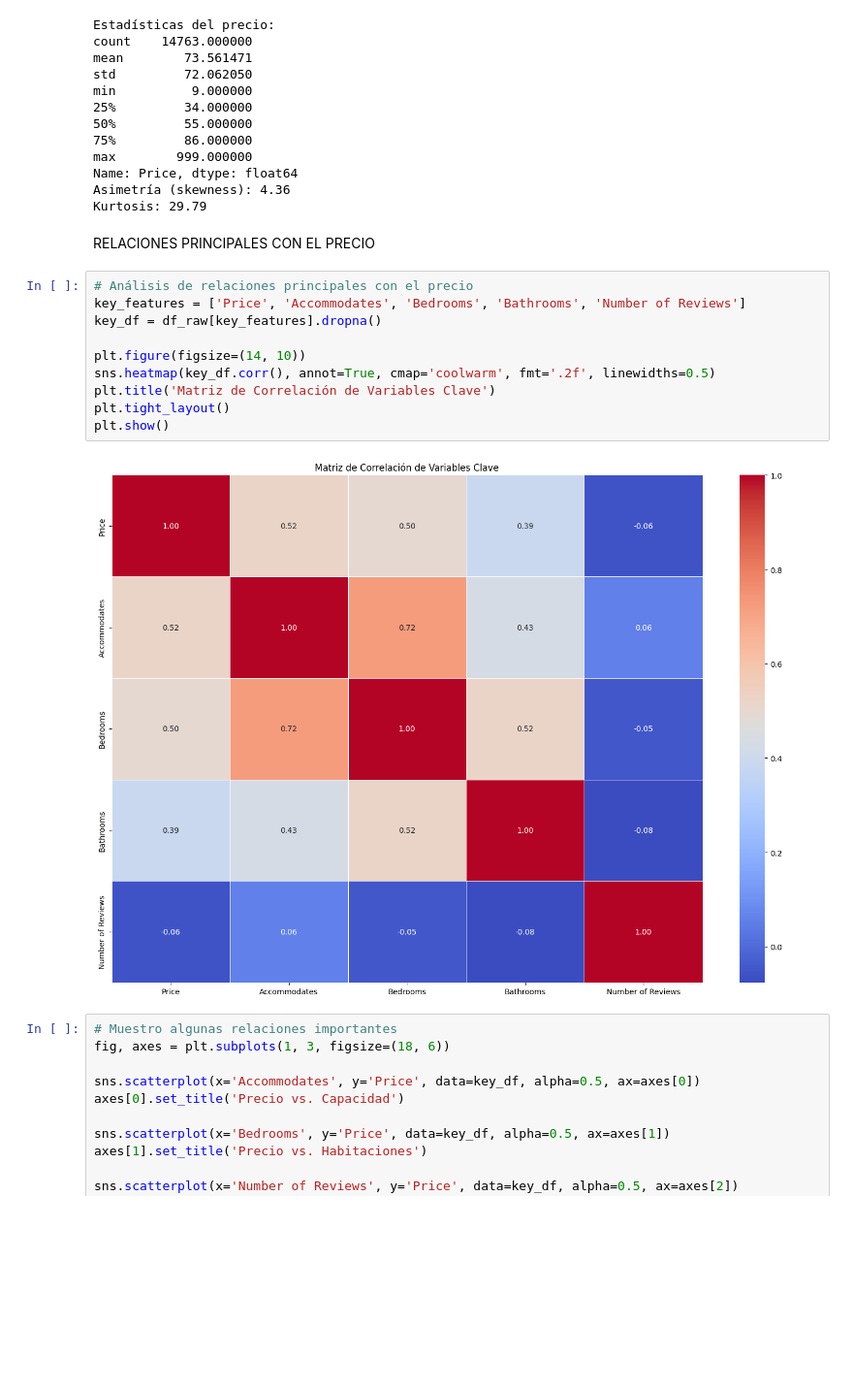
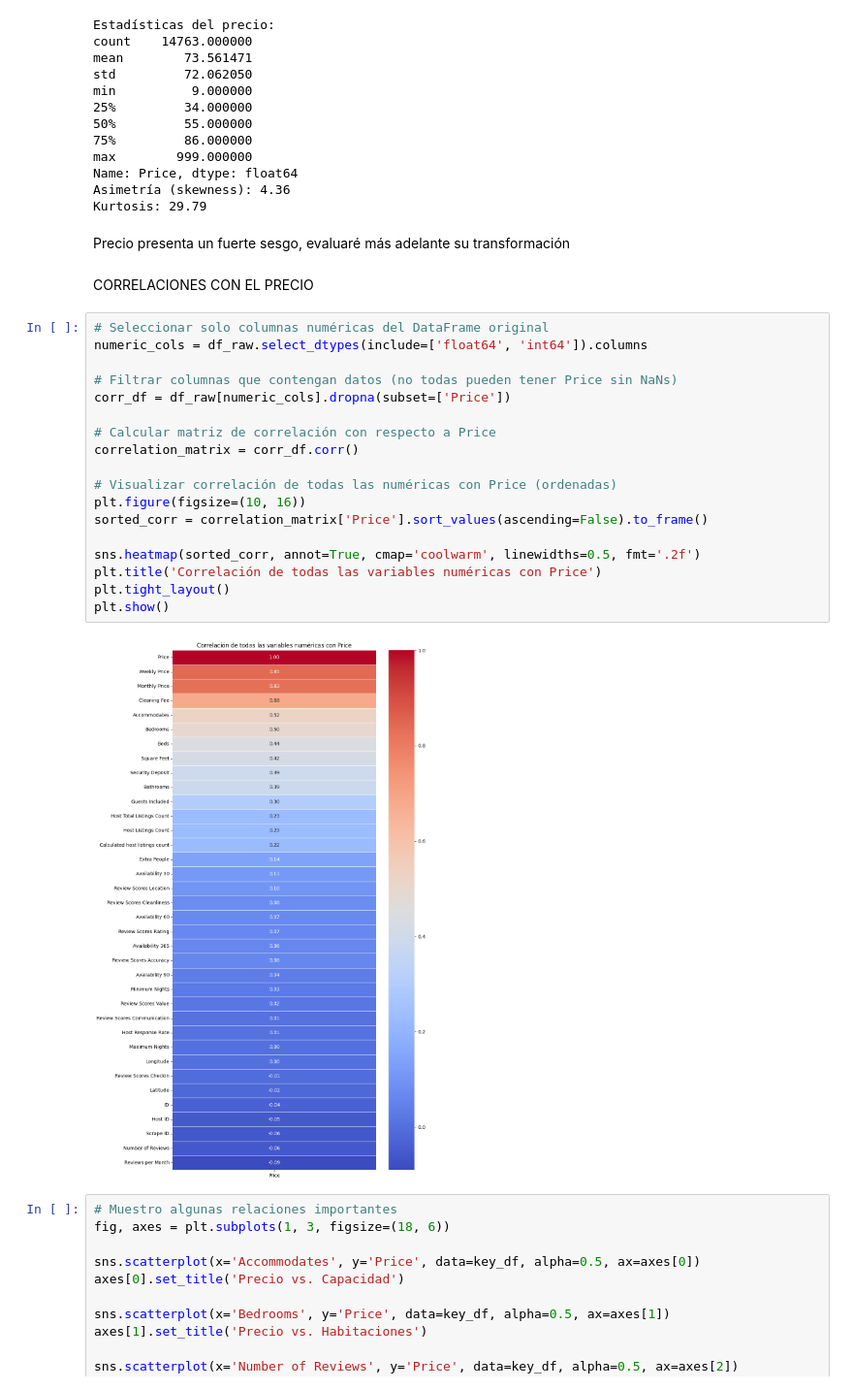
Before and after one commit to gonzalezulises/airbnb-pricing-ml, a Jupyter notebook: notebooks/01. Exploracion de datos y preparacion.ipynb, the cells around one changed output. Shown at 97% size. Saved outputs shown, nothing was run; the diff lists cells and outputs as text; blank space fills up the shorter version.

```diff
--- a/notebooks/01. Exploracion de datos y preparacion.ipynb
+++ b/notebooks/01. Exploracion de datos y preparacion.ipynb
@@ -235,20 +210,30 @@ max        999.000000
 Name: Price, dtype: float64
 Asimetría (skewness): 4.36
 Kurtosis: 29.79
+# %% [markdown]
+Precio presenta un fuerte sesgo, evaluaré más adelante su transformación
 # %% [markdown]
-RELACIONES PRINCIPALES CON EL PRECIO
+CORRELACIONES CON EL PRECIO
 # %%
-# Análisis de relaciones principales con el precio
-key_features = ['Price', 'Accommodates', 'Bedrooms', 'Bathrooms', 'Number of Reviews']
-key_df = df_raw[key_features].dropna()
+# Seleccionar solo columnas numéricas del DataFrame original
+numeric_cols = df_raw.select_dtypes(include=['float64', 'int64']).columns
 
-plt.figure(figsize=(14, 10))
-sns.heatmap(key_df.corr(), annot=True, cmap='coolwarm', fmt='.2f', linewidths=0.5)
-plt.title('Matriz de Correlación de Variables Clave')
+# Filtrar columnas que contengan datos (no todas pueden tener Price sin NaNs)
+corr_df = df_raw[numeric_cols].dropna(subset=['Price'])
+
+# Calcular matriz de correlación con respecto a Price
+correlation_matrix = corr_df.corr()
+
+# Visualizar correlación de todas las numéricas con Price (ordenadas)
+plt.figure(figsize=(10, 16))
+sorted_corr = correlation_matrix['Price'].sort_values(ascending=False).to_frame()
+
+sns.heatmap(sorted_corr, annot=True, cmap='coolwarm', linewidths=0.5, fmt='.2f')
+plt.title('Correlación de todas las variables numéricas con Price')
 plt.tight_layout()
 plt.show()
 # %% [output]
-[figure, old version]
+[figure, new version]
 # %%
 # Muestro algunas relaciones importantes
 fig, axes = plt.subplots(1, 3, figsize=(18, 6))
```
Also changed, not shown: parts of 83 cells of this notebook, 3 other files.
